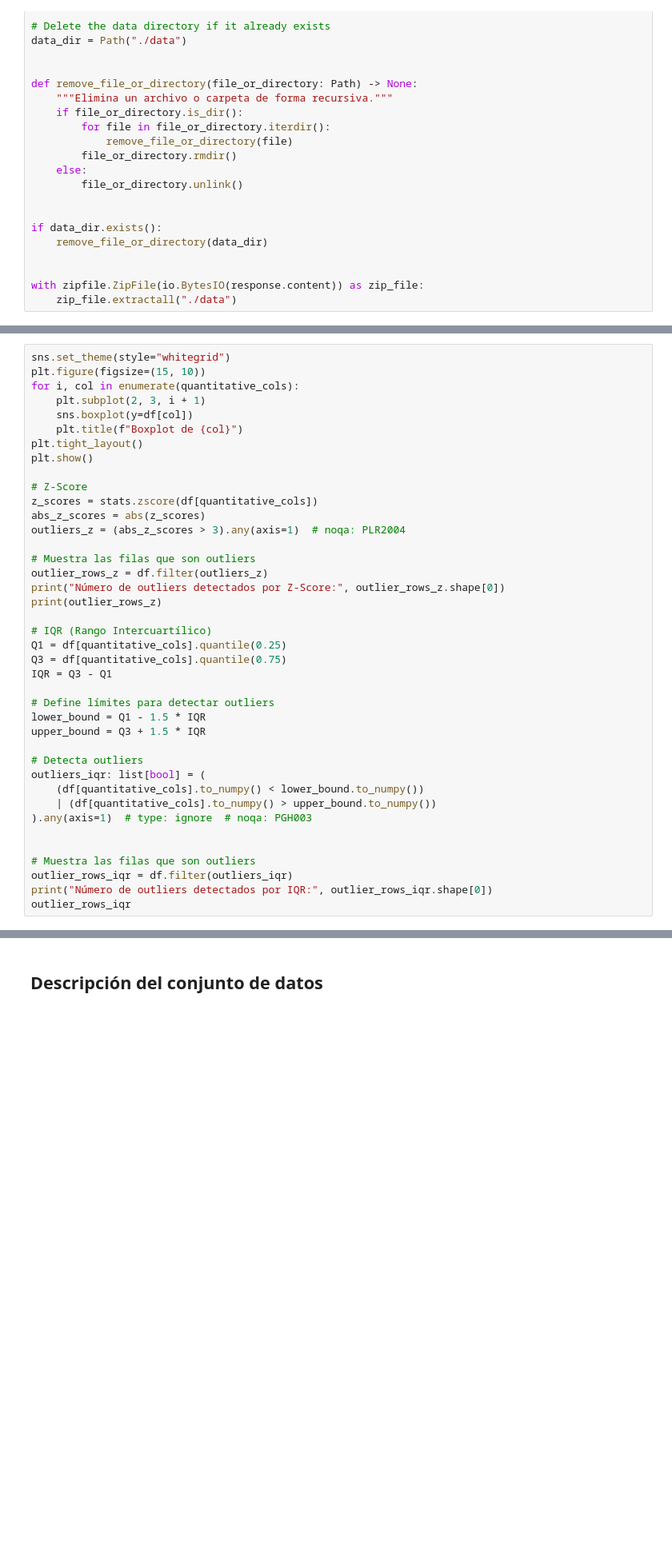
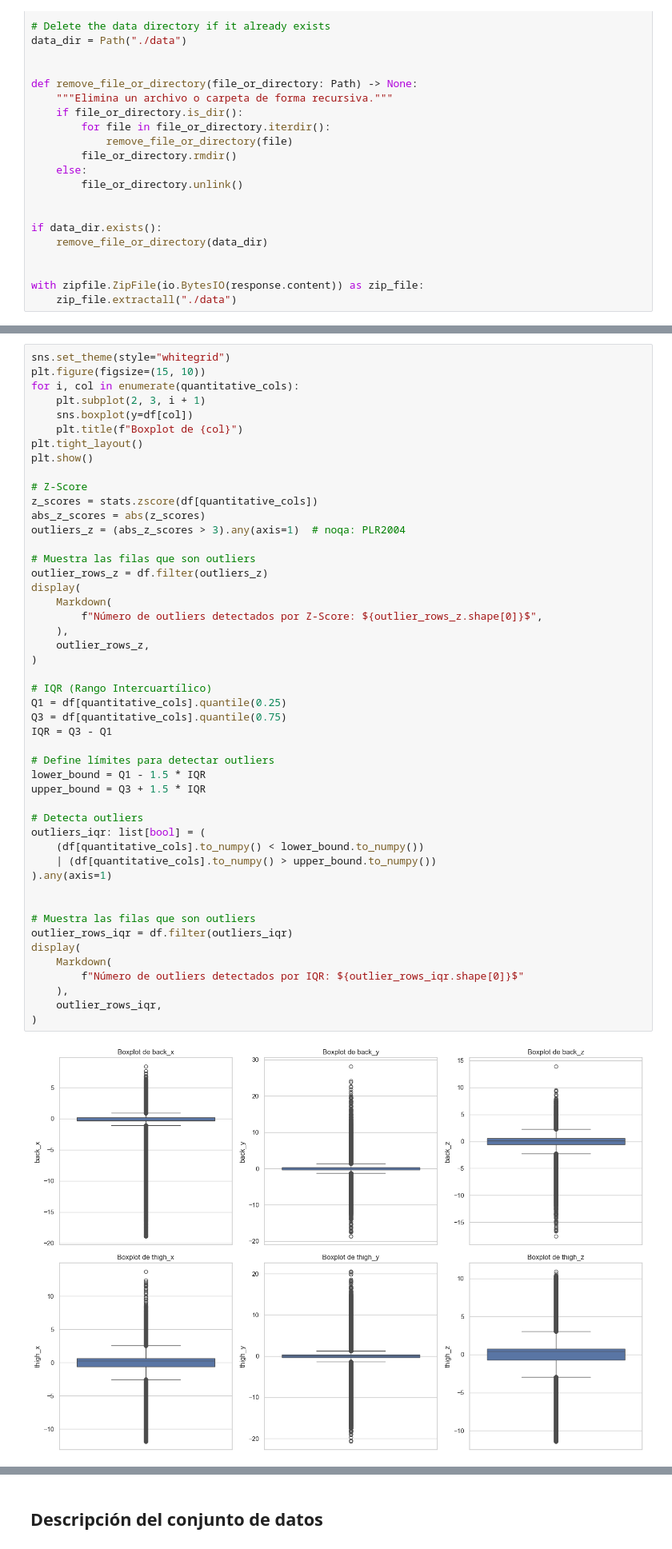
Before and after one commit to martindotpy/har-api, a Jupyter notebook: notebook/har_clustering.ipynb, the cells around one changed output, grey strips where cells are left out. Shown at 80% size. Cells and saved outputs as stored; diff of their text form; blank space fills up the shorter version.

```diff
--- a/notebook/har_clustering.ipynb
+++ b/notebook/har_clustering.ipynb
@@ -259,35 +248,44 @@ for i, col in enumerate(quantitative_cols):
     plt.title(f"Boxplot de {col}")
 plt.tight_layout()
 plt.show()
 
 # Z-Score
 z_scores = stats.zscore(df[quantitative_cols])
 abs_z_scores = abs(z_scores)
 outliers_z = (abs_z_scores > 3).any(axis=1)  # noqa: PLR2004
 
 # Muestra las filas que son outliers
 outlier_rows_z = df.filter(outliers_z)
-print("Número de outliers detectados por Z-Score:", outlier_rows_z.shape[0])
-print(outlier_rows_z)
+display(
+    Markdown(
+        f"Número de outliers detectados por Z-Score: ${outlier_rows_z.shape[0]}$",
+    ),
+    outlier_rows_z,
+)
 
 # IQR (Rango Intercuartílico)
 Q1 = df[quantitative_cols].quantile(0.25)
 Q3 = df[quantitative_cols].quantile(0.75)
 IQR = Q3 - Q1
 
 # Define límites para detectar outliers
 lower_bound = Q1 - 1.5 * IQR
 upper_bound = Q3 + 1.5 * IQR
 
 # Detecta outliers
 outliers_iqr: list[bool] = (
     (df[quantitative_cols].to_numpy() < lower_bound.to_numpy())
     | (df[quantitative_cols].to_numpy() > upper_bound.to_numpy())
-).any(axis=1)  # type: ignore  # noqa: PGH003
+).any(axis=1)
 
 
 # Muestra las filas que son outliers
 outlier_rows_iqr = df.filter(outliers_iqr)
-print("Número de outliers detectados por IQR:", outlier_rows_iqr.shape[0])
-outlier_rows_iqr
+display(
+    Markdown(
+        f"Número de outliers detectados por IQR: ${outlier_rows_iqr.shape[0]}$"
+    ),
+    outlier_rows_iqr,
+)
 # %% [output]
+[figure, added]
```
Also changed, not shown: parts of 39 cells of this notebook, 25 other files.
